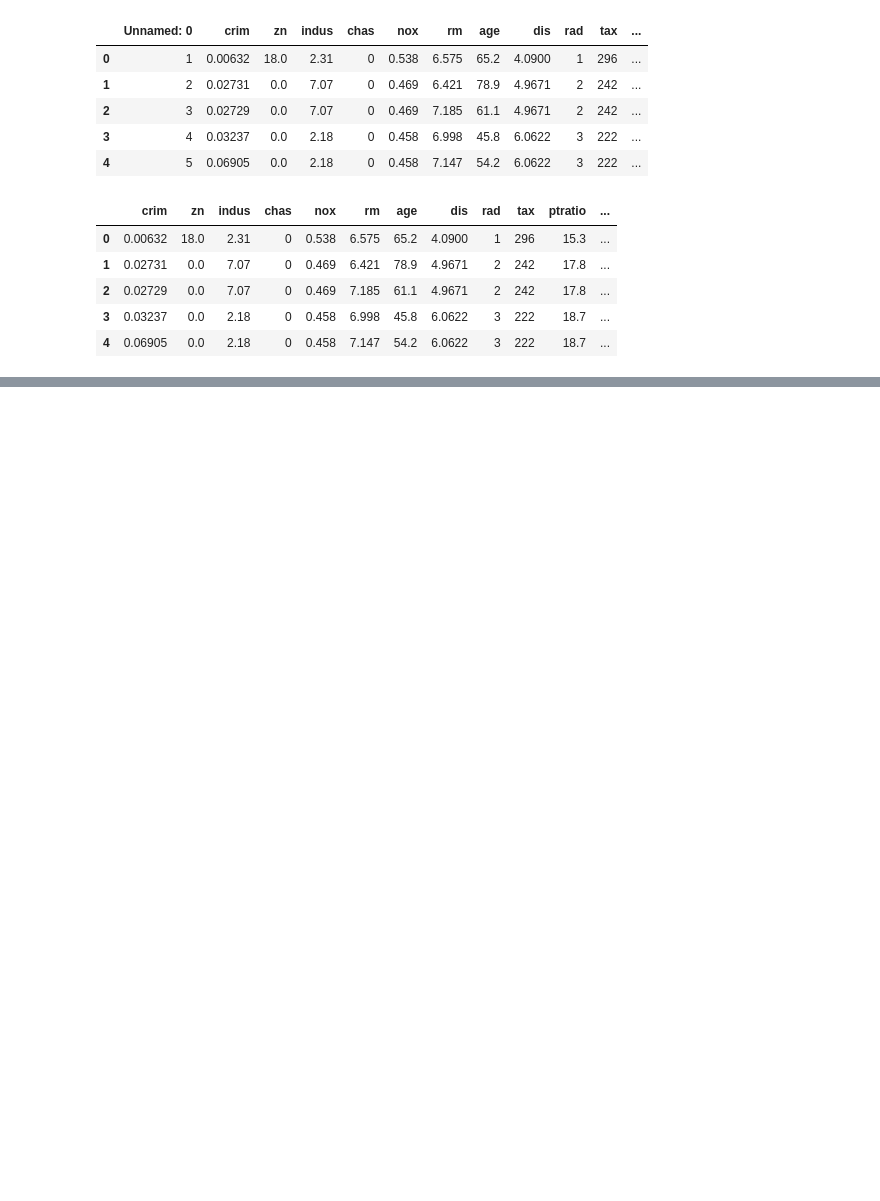
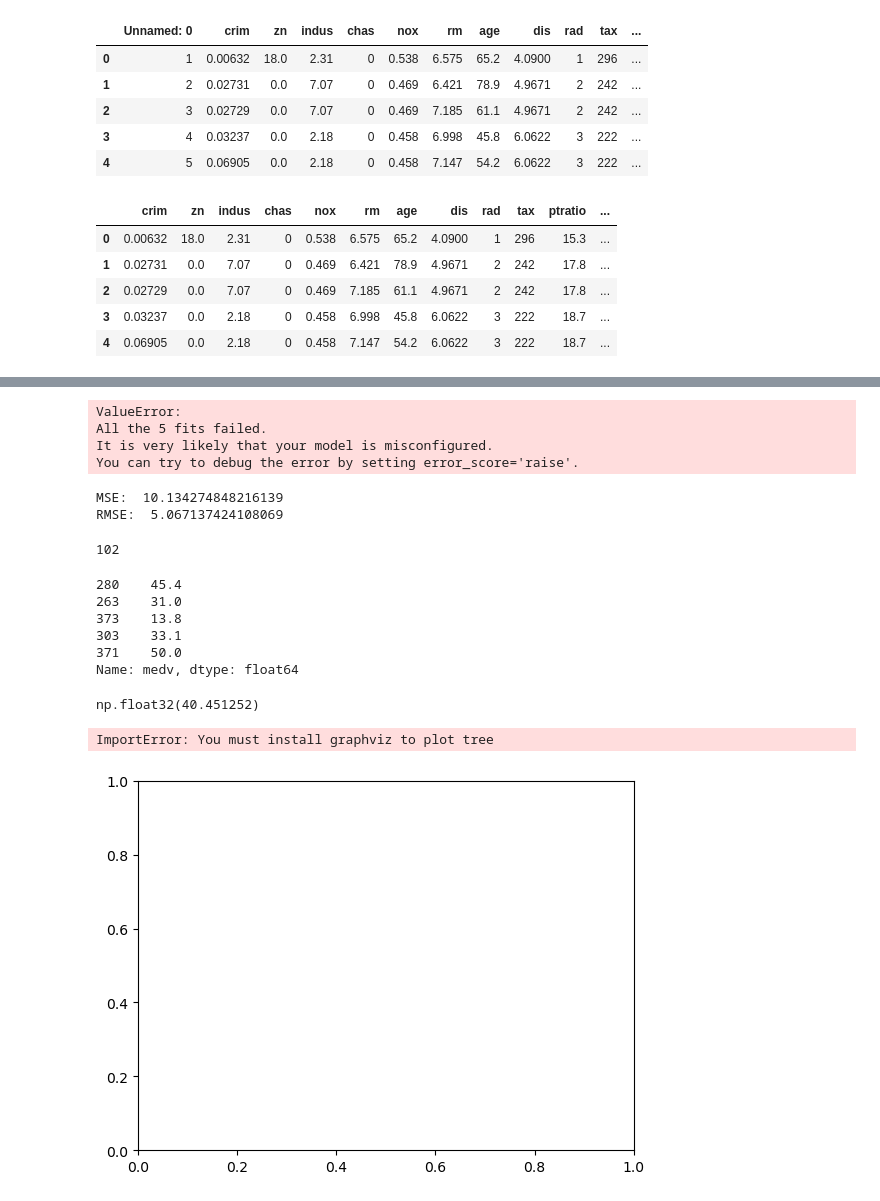
Before and after one commit to BerkleyLim/ai_edu, a Jupyter notebook: based/3weeks/xgb_boston.ipynb, the cells around one changed output, grey strips where cells are left out. Drawn from its saved outputs; the diff is of its cells as text; code cells hidden in the pictures; blank space fills up the shorter version.

```diff
--- a/based/3weeks/xgb_boston.ipynb
+++ b/based/3weeks/xgb_boston.ipynb
@@ -59,0 +59,3 @@ X.head()
+# %%
+y = df['medv'].copy()
+y.head()
@@ -59,0 +73,6 @@ X.head()
+# %%
+X_train, X_test, y_train, y_test = train_test_split(X, y, test_size=0.2)
+# %%
+model_xgbr = xgb.XGBRegressor(objective='reg:squarederror', missing=1, n_estimators=10, seed=42,eval_metric='rmse', early_stopping_rounds=50)
+
+model_xgbr.fit(X_train, y_train, verbose=True, eval_set=[(X_test, y_test)])
@@ -59,0 +106,40 @@ X.head()
+# %%
+cv_score = cross_val_score(model_xgbr, X_train, y_train)
+print("CV mean score:", cv_score.mean())
+# %% [output]
+ValueError:
+All the 5 fits failed.
+It is very likely that your model is misconfigured.
+You can try to debug the error by setting error_score='raise'.
+# %%
+y_pred = model_xgbr.predict(X_test)
+mse = mean_squared_error(y_test, y_pred)
+print("MSE: ", mse)
+print("RMSE: ", mse*(1/2.0))
+# %% [output]
+MSE:  10.134274848216139
+RMSE:  5.067137424108069
+# %%
+len(y_test)
+# %% [output]
+102
+# %%
+y_test.head()
+# %% [output]
+280    45.4
+263    31.0
+373    13.8
+303    33.1
+371    50.0
+Name: medv, dtype: float64
+# %%
+y_pred[4]
+# %% [output]
+np.float32(40.451252)
+# %%
+xgb.plot_tree(model_xgbr,num_trees=1)
+plt.rcParams['figure.figsize'] = [30, 30]
+plt.show()
+# %% [output]
+ImportError: You must install graphviz to plot tree
+[figure, added]
```
Also changed, not shown: parts of 7 cells of this notebook.
